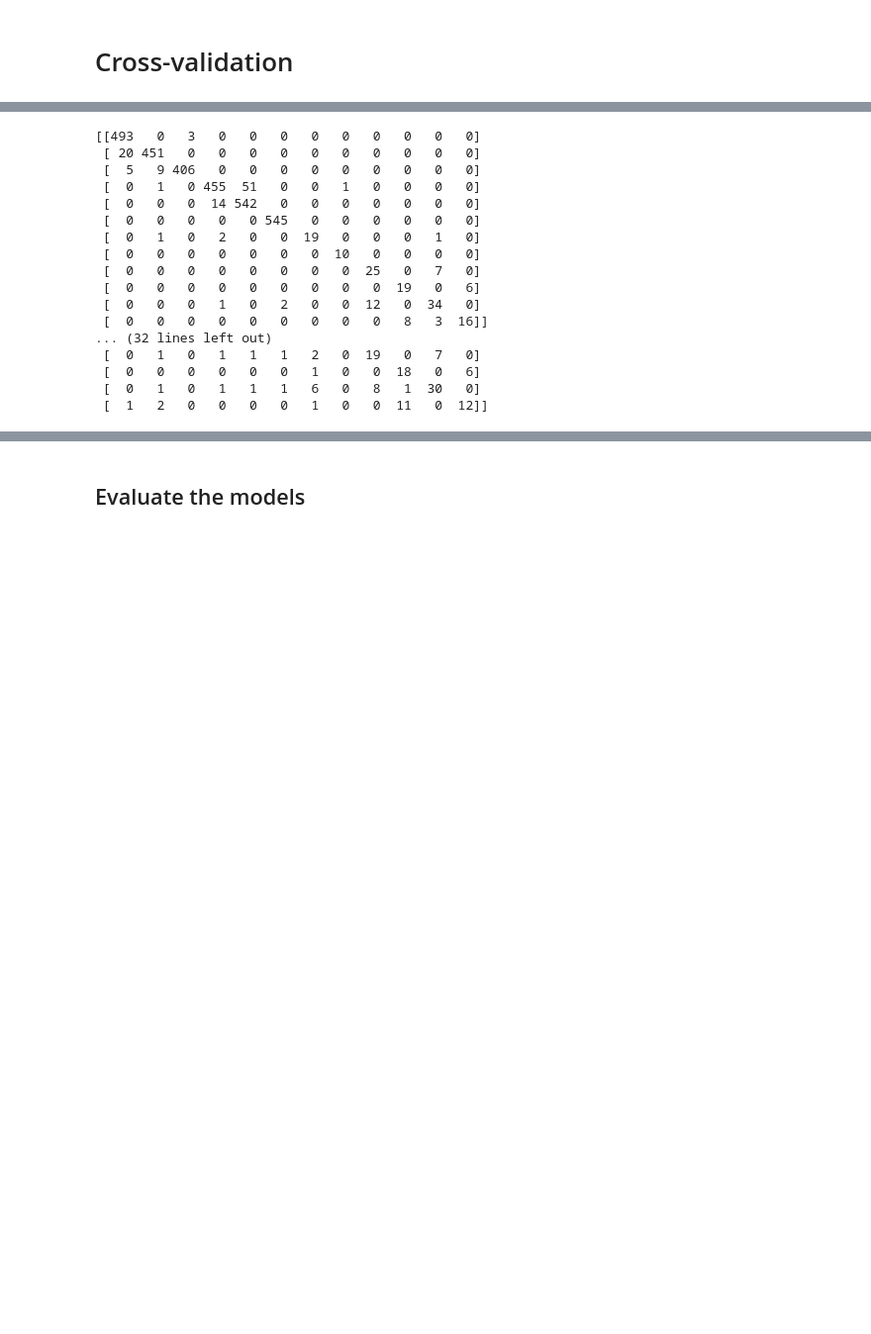
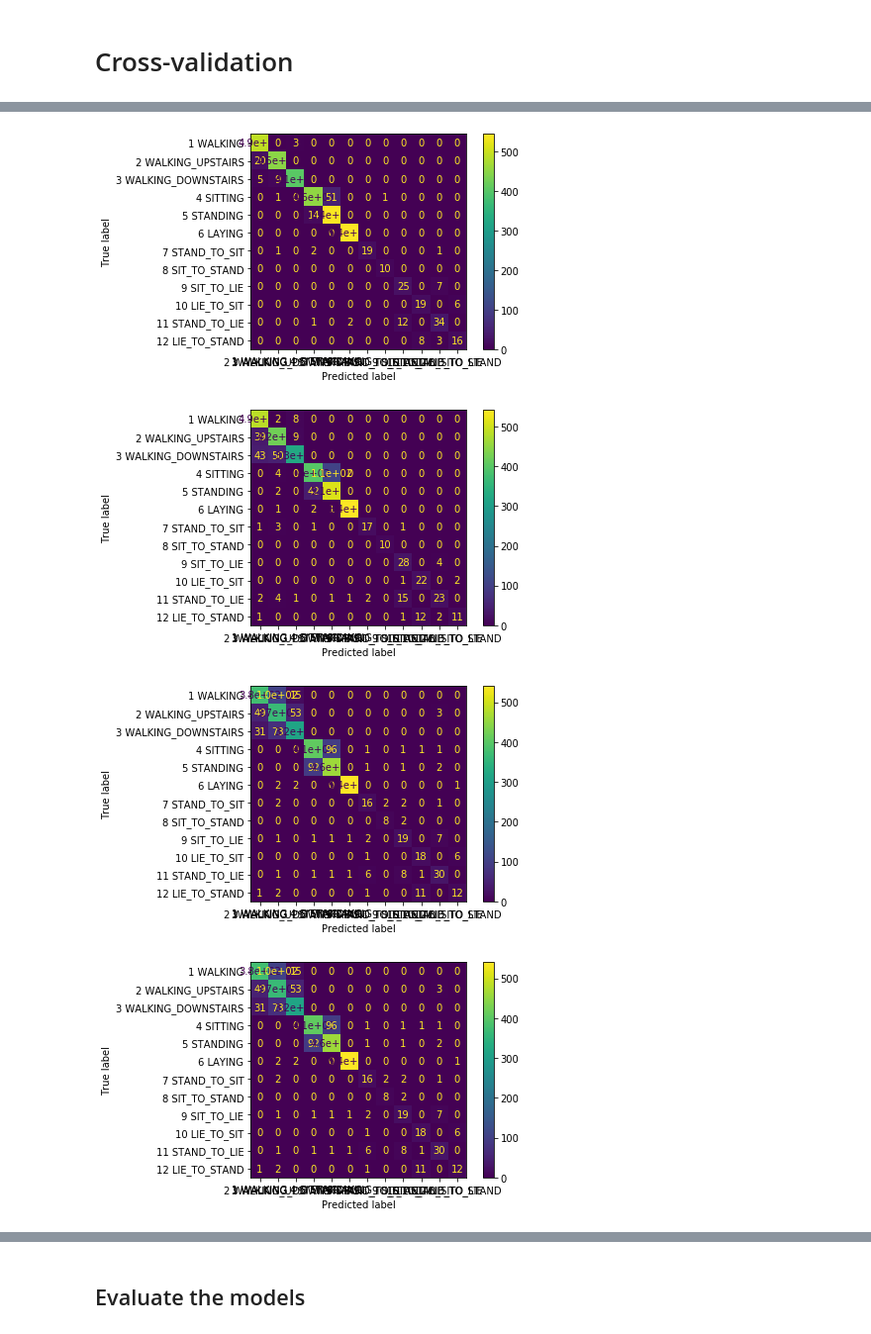
Before and after one commit to zhorta/ESILV_Python_for_data_analysis_devoir_2020, a Jupyter notebook: main.ipynb, the cells around one changed output, grey strips where cells are left out. Shown at 99% size. Saved outputs shown, nothing was run; the diff lists cells and outputs as text; code cells hidden in the pictures; blank space fills up the shorter version.

```diff
--- a/main.ipynb
+++ b/main.ipynb
@@ -216,24 +221,12 @@ print(results)
 # %%
 predictions = [Y_svc_pred, Y_knc_pred, Y_dt_clf_pred, Y_gnb_clf_pred]
 for prediction in predictions:
     confusion_matrix_result = sklearn.metrics.confusion_matrix(Y_test.values.ravel(), prediction)
-    print(confusion_matrix_result)
+    disp = sklearn.metrics.ConfusionMatrixDisplay(confusion_matrix_result, postures_labels)
+    disp.plot()
 # %% [output]
-[[493   0   3   0   0   0   0   0   0   0   0   0]
- [ 20 451   0   0   0   0   0   0   0   0   0   0]
- [  5   9 406   0   0   0   0   0   0   0   0   0]
- [  0   1   0 455  51   0   0   1   0   0   0   0]
- [  0   0   0  14 542   0   0   0   0   0   0   0]
- [  0   0   0   0   0 545   0   0   0   0   0   0]
- [  0   1   0   2   0   0  19   0   0   0   1   0]
- [  0   0   0   0   0   0   0  10   0   0   0   0]
- [  0   0   0   0   0   0   0   0  25   0   7   0]
- [  0   0   0   0   0   0   0   0   0  19   0   6]
- [  0   0   0   1   0   2   0   0  12   0  34   0]
- [  0   0   0   0   0   0   0   0   0   8   3  16]]
-... (32 lines left out)
- [  0   1   0   1   1   1   2   0  19   0   7   0]
- [  0   0   0   0   0   0   1   0   0  18   0   6]
- [  0   1   0   1   1   1   6   0   8   1  30   0]
- [  1   2   0   0   0   0   1   0   0  11   0  12]]
+[figure, added]
+[figure, added]
+[figure, added]
+[figure, added]
 # %%
```
Also changed, not shown: parts of 4 cells of this notebook.
